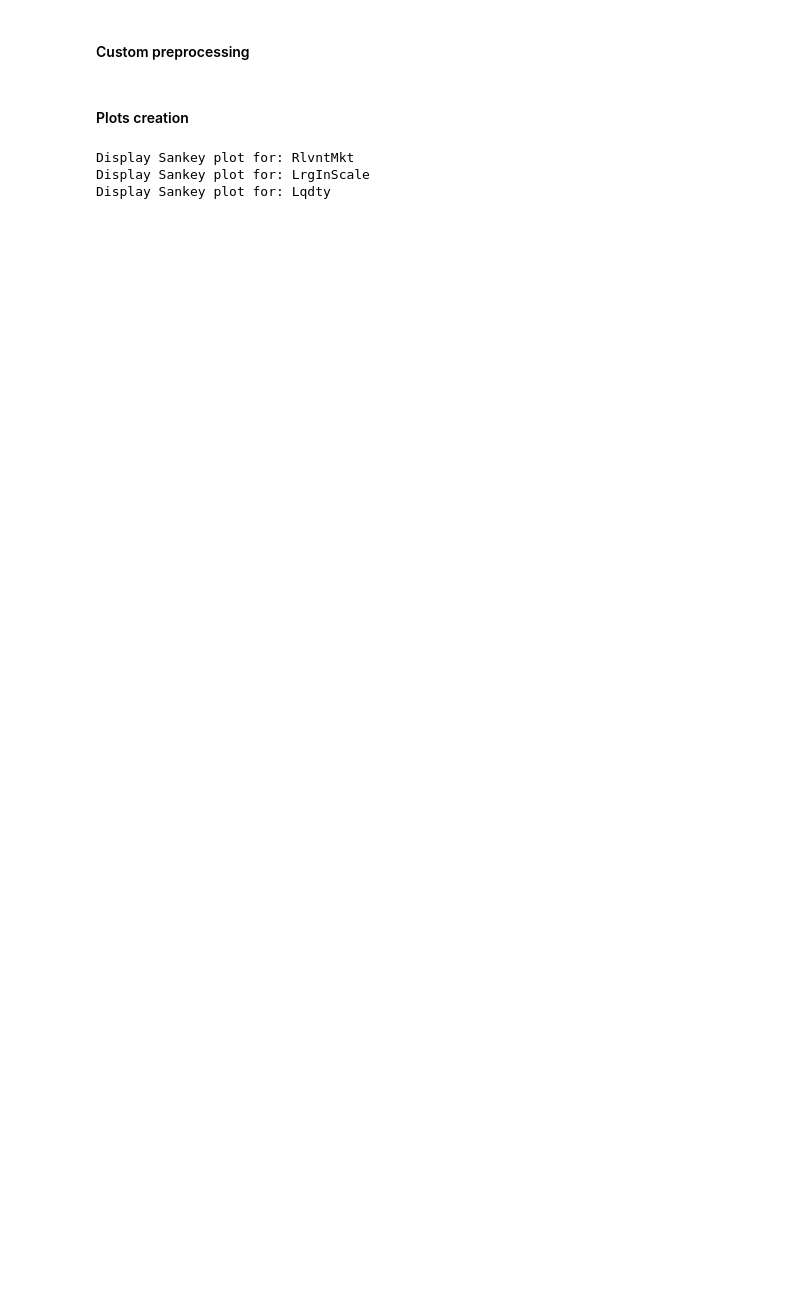
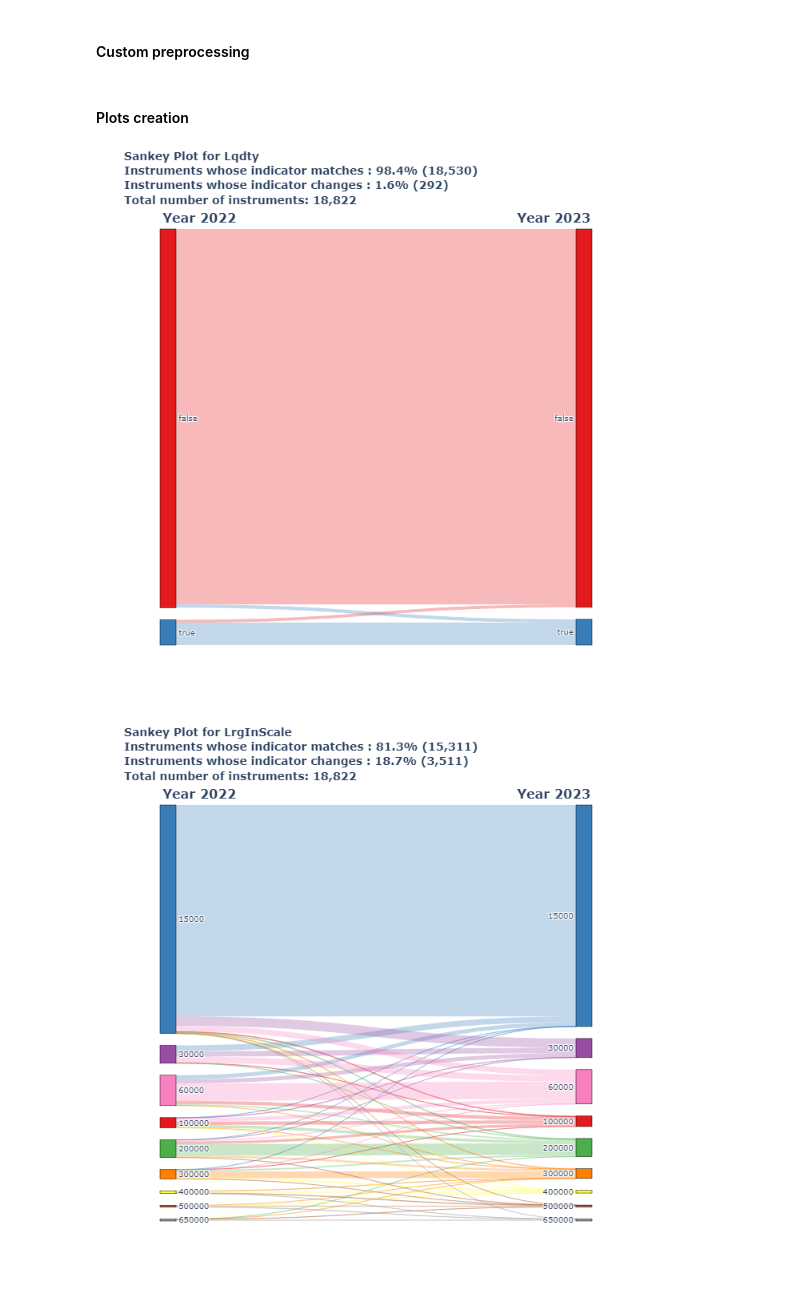
Before and after one commit to European-Securities-Markets-Authority/esma_data_py, a Jupyter notebook: docs/examples/Flow_Chart_For_Equity_Transparency_Calculations.ipynb, the cells around one changed output. Saved outputs shown, nothing was run; the diff lists cells and outputs as text; code cells hidden in the pictures; blank space fills up the shorter version.

Commit message:
Added fix for display in read the doc

```diff
--- a/docs/examples/Flow_Chart_For_Equity_Transparency_Calculations.ipynb
+++ b/docs/examples/Flow_Chart_For_Equity_Transparency_Calculations.ipynb
@@ -305,6 +304,22 @@ def create_sankey_datasets(df, year_1, year_2, columns_to_process):
 
     # Return the dictionaries containing the datasets and plots
     return sankey_datasets, sankey_plots
+
+def display_saved_img(img_path):
+    """
+    Changes working directory to '_static' and displays the image at `img_path`.
+
+    Parameters:
+    img_path (str): Path to the image file.
+    """
+
+    picture_link = Path.cwd().parent / '_static'
+
+    if os.path.exists(picture_link):
+        os.chdir(picture_link)
+
+        img = Image.open(f'{img_path}').convert("RGB")
+        display(img)
 # %% [markdown]
 #### Initialize EsmaDataLoader
 # %%
@@ -348,11 +363,9 @@ sankey_datasets, sankey_plots = create_sankey_datasets(df=df,
                                                        year_1="2022",
                                                        year_2="2023",
                                                        columns_to_process= ["RlvntMkt", "LrgInScale", "Lqdty"])
-# %%
-for key in sankey_plots:
-    print(f"Display Sankey plot for: {key}")
-    sankey_plots[key].show()
-# %% [output]
-Display Sankey plot for: RlvntMkt
-Display Sankey plot for: LrgInScale
-Display Sankey plot for: Lqdty
+# %%
+for img in os.listdir(Path.cwd().parent / '_static'):
+    display_saved_img(img)
+# %% [output]
+[figure, added]
+[figure, added]
```
Also changed, not shown: parts of 3 cells of this notebook, 2 other files.
